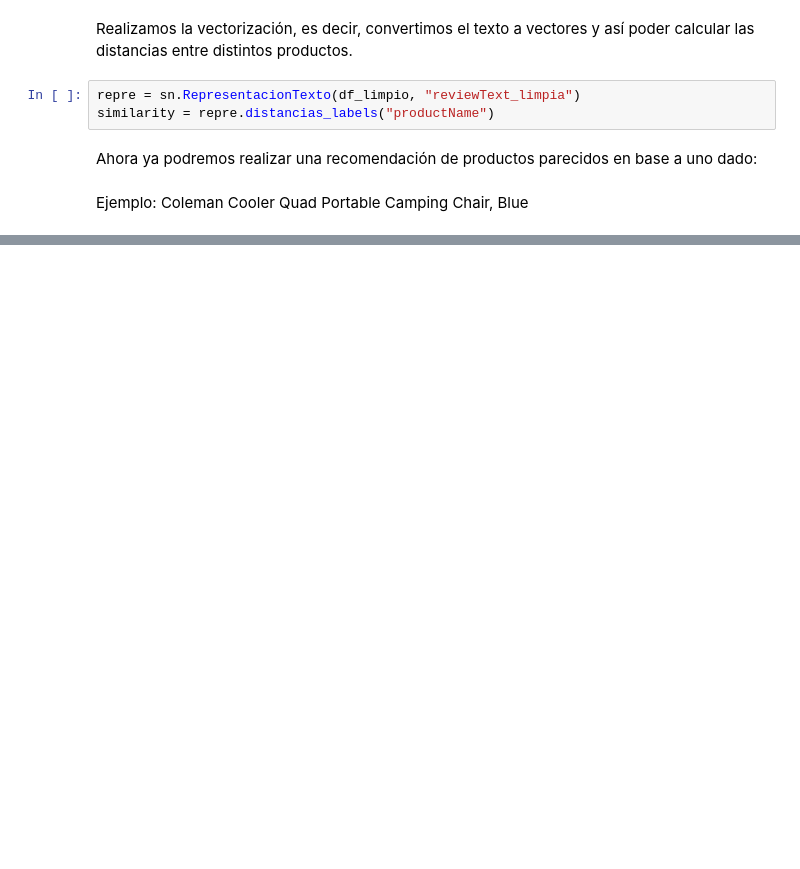
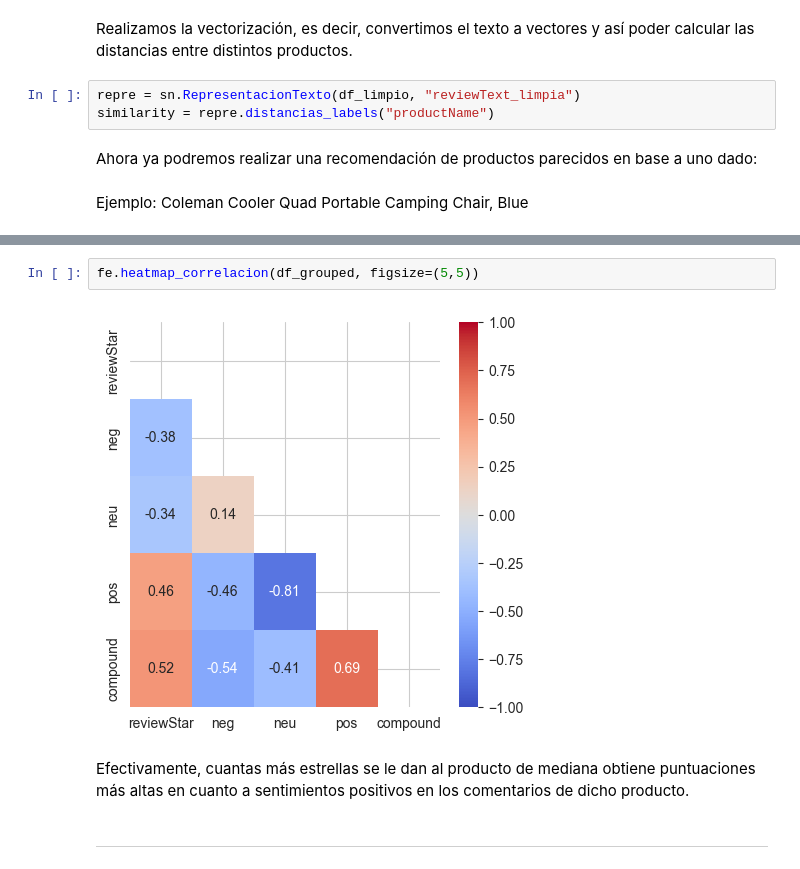
Before and after one commit to elenacano/modulo09-leccion06-nlp-LAB, a Jupyter notebook: modulo09-leccion06-nlp-LAB.ipynb, the cells around one changed output, grey strips where cells are left out. Cells and saved outputs as stored; diff of their text form; blank space fills up the shorter version.

```diff
--- a/modulo09-leccion06-nlp-LAB.ipynb
+++ b/modulo09-leccion06-nlp-LAB.ipynb
@@ -127,0 +257,8 @@ ss.recomendaciones_contenido(similarity, df_limpio, "productName")
+# %%
+fe.heatmap_correlacion(df_grouped, figsize=(5,5))
+# %% [output]
+[figure, added]
+# %% [markdown]
+Efectivamente, cuantas más estrellas se le dan al producto de mediana obtiene puntuaciones más altas en cuanto a sentimientos positivos en los comentarios de dicho producto.
+# %% [markdown]
+_____________________________________
```
Also changed, not shown: parts of 18 cells of this notebook, 1 other file.
